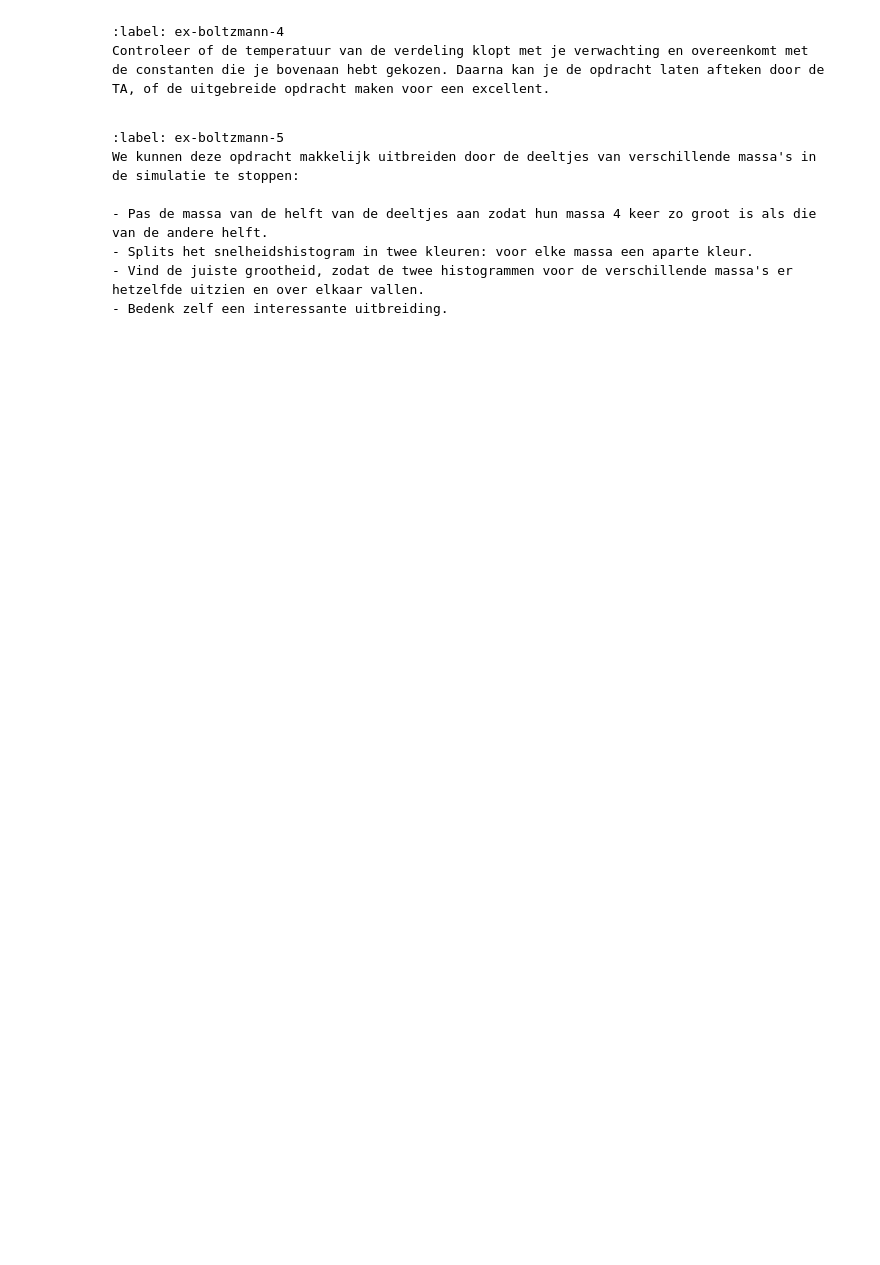
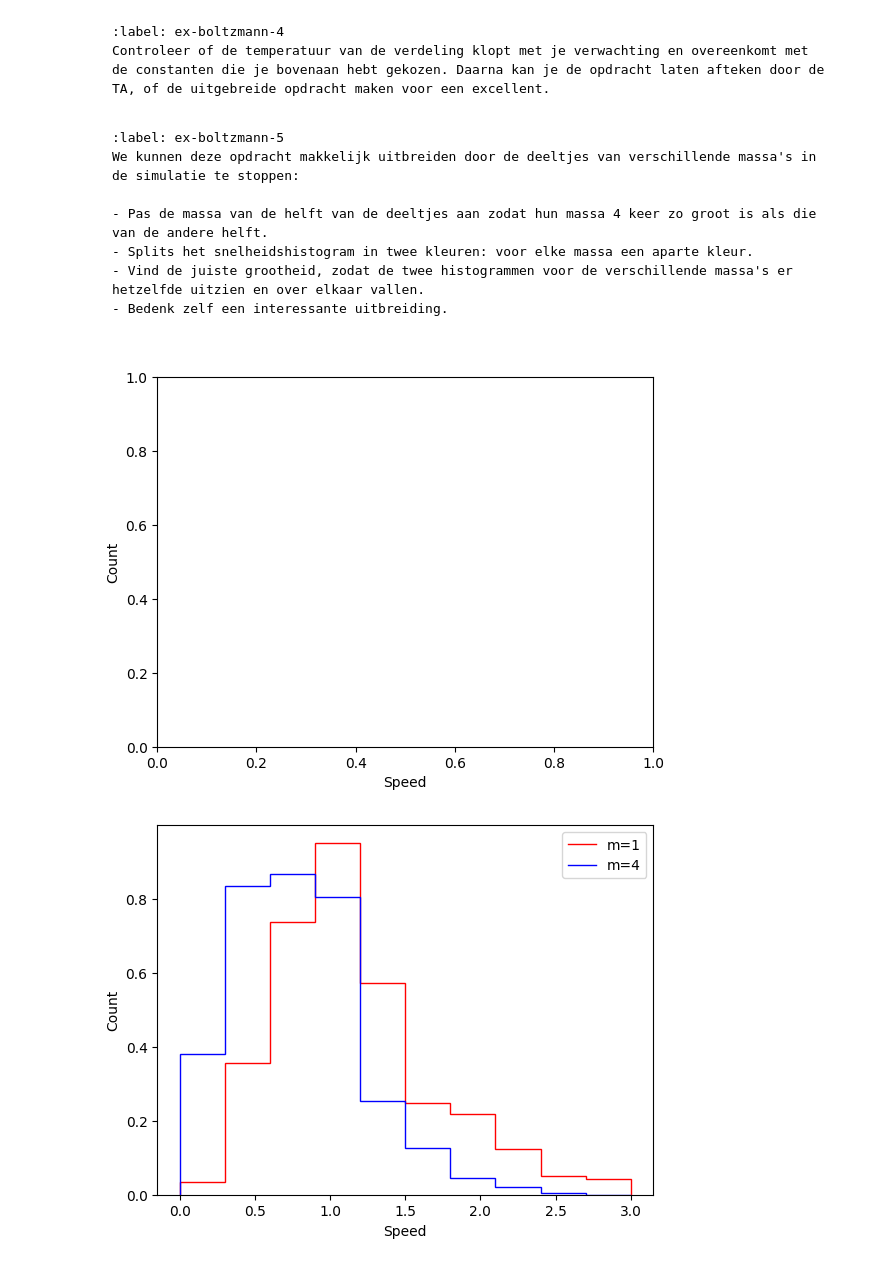
Before and after one commit to firebase21/Group7, a Jupyter notebook: Content/PySim/6_boltzmann.ipynb, the cells around one changed output. Drawn from its saved outputs; the diff is of its cells as text; code cells hidden in the pictures; blank space fills up the shorter version.

```diff
--- a/Content/PySim/6_boltzmann.ipynb
+++ b/Content/PySim/6_boltzmann.ipynb
@@ -34,12 +34,13 @@ DT = (0.1 * RADIUS) / V_0                         # Tijdstap om geen botsing te
 Dan maken we weer gebruik van de klasse voor het deeltje:
 # %%
 class ParticleClass:
-    def __init__(self, m, v, r, R):
+    def __init__(self, m, v, r, R, c):
         """ maakt een deeltje (constructor) """
         self.m = m
         self.v = np.array(v, dtype=float)
         self.r = np.array(r, dtype=float)
         self.R = R
+        self.c = c
 
     def update_position(self):
         """ verandert positie voor één tijdstap """
@@ -418,3 +446,62 @@ We kunnen deze opdracht makkelijk uitbreiden door de deeltjes van verschillende
 - Splits het snelheidshistogram in twee kleuren: voor elke massa een aparte kleur.
 - Vind de juiste grootheid, zodat de twee histogrammen voor de verschillende massa's er hetzelfde uitzien en over elkaar vallen.
 - Bedenk zelf een interessante uitbreiding.
+# %%
+particles = []
+num_bins = 10
+tot_counts_red  = np.zeros(num_bins, dtype=float)
+tot_counts_blue = np.zeros(num_bins, dtype=float)
+
+for i in range(N):
+    vx = 0
+    vy = V_0
+    pos = np.random.uniform(-BOX_SIZE_0/2 + RADIUS, BOX_SIZE_0/2 - RADIUS, 2)
+    particles.append(ParticleClass(m=1.0, v=[vx, vy], r=pos, R=RADIUS, c='red'))
+
+for i in range(N):
+    vx = 0
+    vy = V_0
+    pos = np.random.uniform(-BOX_SIZE_0/2 + RADIUS, BOX_SIZE_0/2 - RADIUS, 2)
+    particles.append(ParticleClass(m=4.0, v=[vx, vy], r=pos, R=RADIUS, c='blue'))
+
+for i in range(5000):
+    take_time_step(particles)
+    if i % 250 == 0:
+        speeds_red  = [np.linalg.norm(p.v) for p in particles if p.m == 1.0]
+        speeds_blue = [np.linalg.norm(p.v) for p in particles if p.m == 4.0]
+
+        partial_red, bins = np.histogram(
+            speeds_red,
+            bins=num_bins,
+            density=True,
+            range=[0, 3*V_0]
+        )
+        partial_blue, _ = np.histogram(
+            speeds_blue,
+            bins=num_bins,
+            density=True,
+            range=[0, 3*V_0]
+        )
+
+        tot_counts_red  += partial_red
+        tot_counts_blue += partial_blue
+
+
+norm_red  = tot_counts_red  / 20   # 5000 stappen / 250 = 20 metingen
+norm_blue = tot_counts_blue / 20
+
+plt.figure()
+plt.xlabel("Speed")
+plt.ylabel("Count")
+
+# rode groep (m=1)
+plt.stairs(norm_red, bins, fill=False, color='red',  label='m=1')
+
+# blauwe groep (m=4)
+plt.stairs(norm_blue, bins, fill=False, color='blue', label='m=4')
+
+plt.legend()
+plt.show()
+# %% [output]
+[figure, added]
+[figure, added]
```
Also changed, not shown: parts of 9 cells of this notebook.
